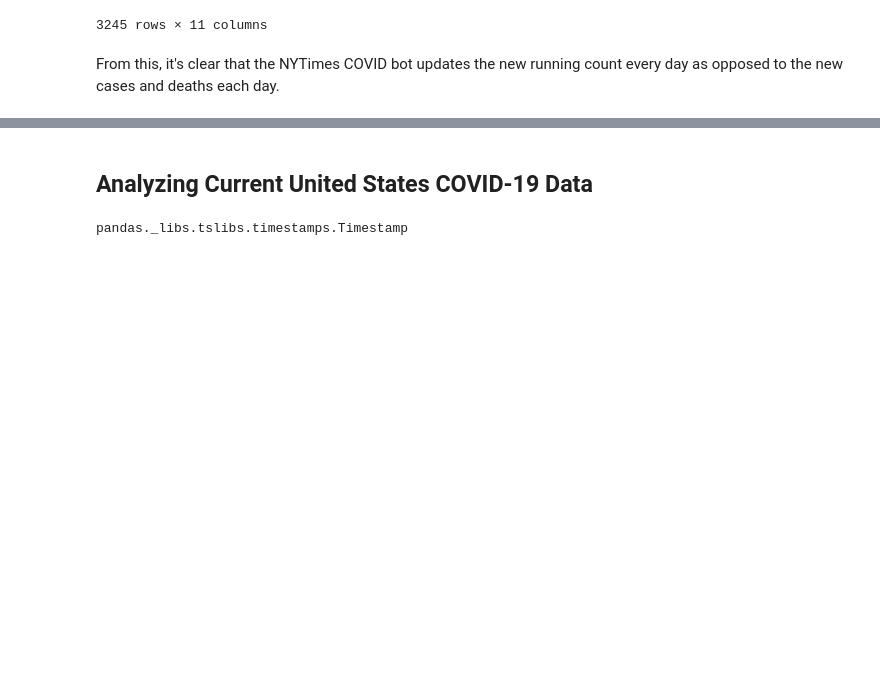
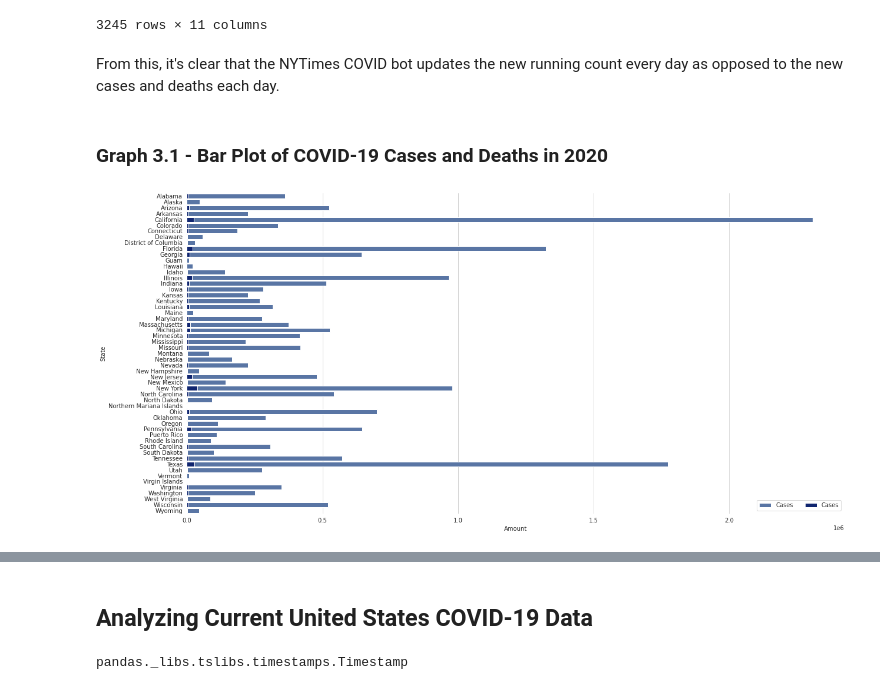
Before and after one commit to nickdlc/CUNY-Data-Analytics, a Jupyter notebook: mini_projects/data_analytics/Data_Analytics_Mini_Project02.ipynb, the cells around one changed output, grey strips where cells are left out. Drawn from its saved outputs; the diff is of its cells as text; code cells hidden in the pictures; blank space fills up the shorter version.

```diff
--- a/mini_projects/data_analytics/Data_Analytics_Mini_Project02.ipynb
+++ b/mini_projects/data_analytics/Data_Analytics_Mini_Project02.ipynb
@@ -233,3 +234,25 @@ data_2020
 3245 rows × 11 columns
 # %% [markdown]
 From this, it's clear that the NYTimes COVID bot updates the new running count every day as opposed to the new cases and deaths each day.
+# %% [markdown]
+### Graph 3.1 - Bar Plot of COVID-19 Cases and Deaths in 2020
+# %%
+f, ax = plt.subplots(figsize=(20, 10))
+
+state_data_2020 = data_2020.drop(labels=['date', 'county', 'fips', 'month', 'month of year',
+                                         'day', 'day of month', 'year'], axis=1)
+state_data_2020 = state_data_2020.sort_values('state').reset_index(drop=True)
+
+state_data_2020 = state_data_2020.groupby('state').sum()
+
+sns.set_color_codes('deep')
+sns.barplot(x='cases', y=state_data_2020.index, data=state_data_2020, label='Cases', color='b')
+
+sns.set_color_codes('dark')
+sns.barplot(x='deaths', y=state_data_2020.index, data=state_data_2020, label='Cases', color='b')
+
+ax.legend(ncol=2, loc="lower right", frameon=True)
+ax.set(ylabel="State", xlabel="Amount")
+sns.despine(left=True, bottom=True)
+# %% [output]
+[figure, added]
```
Also changed, not shown: parts of 30 cells of this notebook.
